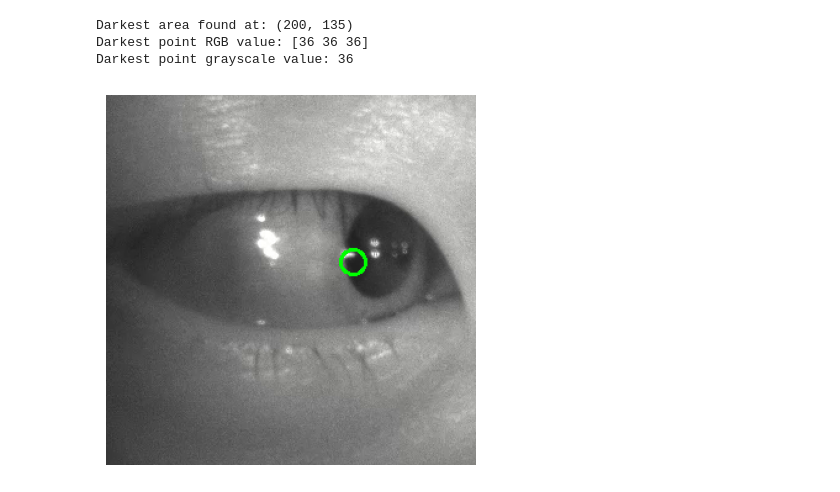
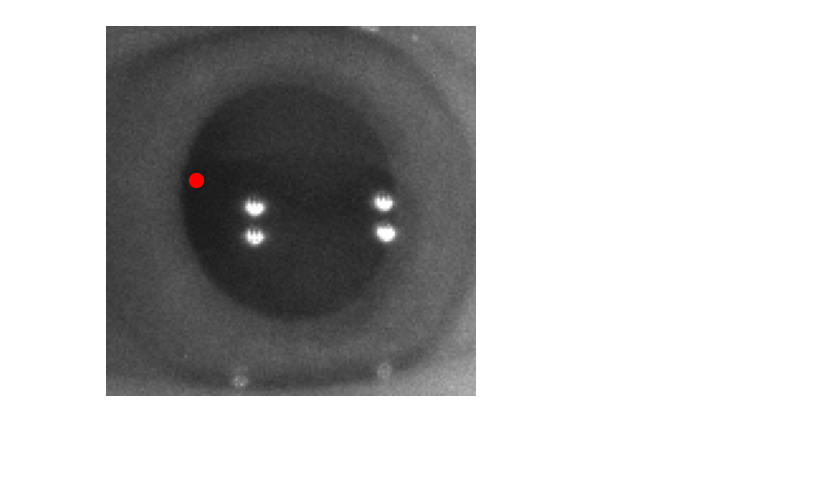
Before and after one commit to natejly/Pupil, a Jupyter notebook: $R53YTA2.ipynb, the cells around one changed output. Cells and saved outputs as stored; diff of their text form; code cells hidden in the pictures; blank space fills up the shorter version.

```diff
--- a/$R53YTA2.ipynb
+++ b/$R53YTA2.ipynb
@@ -3,12 +3,11 @@ import cv2
 import numpy as np
 import matplotlib.pyplot as plt
 # 1. Load and crop
-path = "output/raw_0350.png"
-img = cv2.imread(path)
-h = img.shape[0]
-cropped = img[:h//2, :]
+path = "output/1089.png"
+eye_crop = cv2.imread(path)
+
 # show the cropped image
-plt.imshow(cv2.cvtColor(cropped, cv2.COLOR_BGR2RGB))
+plt.imshow(cv2.cvtColor(eye_crop, cv2.COLOR_BGR2RGB))
 plt.axis('off')
 plt.show()
 # %% [output]
@@ -16,38 +15,28 @@ AttributeError: 'NoneType' object has no attribute 'shape'
 # %%
-# coarse positioning of eye using haar cascade
-eye_cascade = cv2.CascadeClassifier('haarcascade_eye.xml')
-eyes = eye_cascade.detectMultiScale(cropped, scaleFactor=1.5, minNeighbors=3, minSize=(100, 100))
-# 2. Draw rectangles around detected eyes
-x, y, w, h = eyes[0] if len(eyes) > 0 else (0, 0, 0, 0)
-x, y, w, h = 50,50, 300, 300  # manually set for testing
-# crop image to the eye boundaries
+
 def find_dark_patch(image):
     step = 5
     #find darkest 5x5 patch in the image
     min_val = 255
     min_loc = (0, 0)
     h, w = image.shape[:2]
     for y in range(0, h - step, step):
         for x in range(0, w - step, step):
             patch = image[y:y + step, x:x + step]
             mean_val = np.mean(patch)
             if mean_val < min_val:
                 min_val = mean_val
                 min_loc = (x, y)
     return min_loc
 
-dark_patch = find_dark_patch(cropped)
+dark_patch = find_dark_patch(eye_crop)
 plt.scatter(dark_patch[0], dark_patch[1], color='red', s=100, label='Dark Patch')
-eye_crop = cropped[y:y + h, x:x + w]
 # show the cropped eye image
 plt.imshow(cv2.cvtColor(eye_crop, cv2.COLOR_BGR2RGB))
 plt.axis('off')
 plt.show()
 # %% [output]
-Darkest area found at: (200, 135)
-Darkest point RGB value: [36 36 36]
-Darkest point grayscale value: 36
-[figure, old version]
+[figure, new version]
 # %%
 eye_gray = cv2.cvtColor(eye_crop, cv2.COLOR_BGR2GRAY)
 
```
Also changed, not shown: parts of 6 cells of this notebook, 12 other files.
